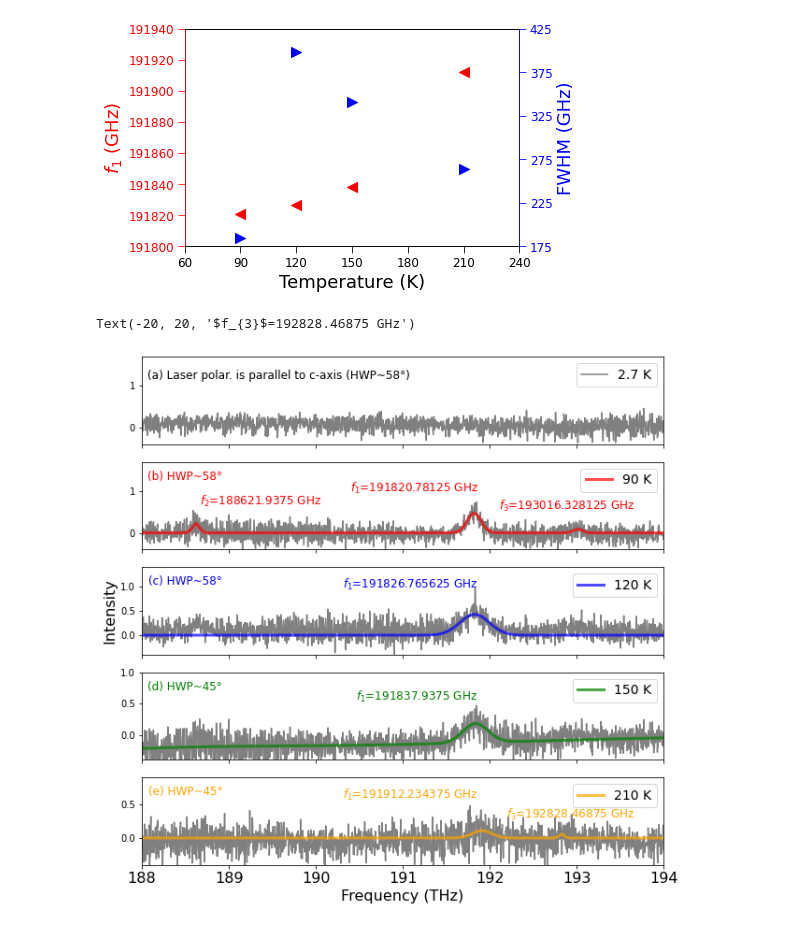
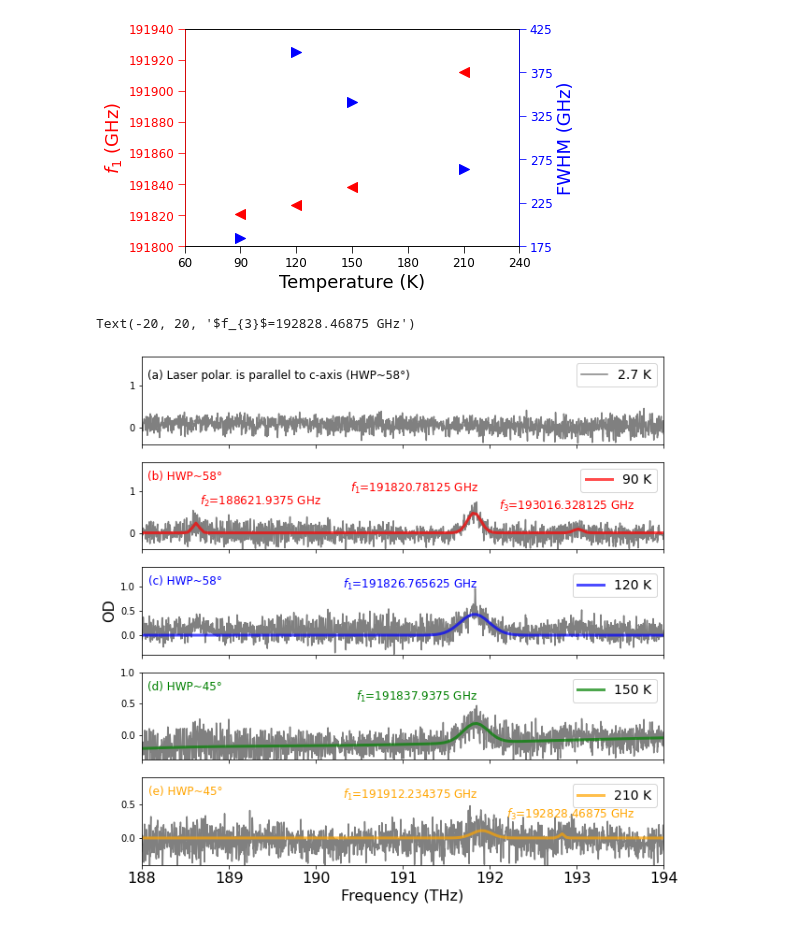
Before and after one commit to JUOM2016/Quick_cal_and_plotting, a Jupyter notebook: absorption_white_light_OD_parallel.ipynb, the cells around one changed output. Drawn from its saved outputs; the diff is of its cells as text; code cells hidden in the pictures.

```diff
--- a/absorption_white_light_OD_parallel.ipynb
+++ b/absorption_white_light_OD_parallel.ipynb
@@ -317,7 +317,7 @@ axs[3].legend(fontsize=14)
 axs[4].legend(fontsize=14)
 
 axs[4].set_xlabel('Frequency (THz)',fontsize=16)
-axs[2].set_ylabel('Intensity',fontsize=16)
+axs[2].set_ylabel('OD',fontsize=16)
 
 plt.xticks(fontsize=16)
 
@@ -367,31 +367,31 @@ axs[3].annotate('(d) HWP~45\N{DEGREE SIGN}',
             xy=(0.19, 0.55), xycoords='axes fraction',
             xytext=(-20, 20), textcoords='offset pixels',
             horizontalalignment='right',
             verticalalignment='bottom',color='g',fontsize=12)
 
 axs[3].annotate(("$f_{1}$"+ "=" +"{} GHz".format(np.float32(f0_4[3]*1000))),
             xy=(0.68, 0.42), xycoords='axes fraction',
             xytext=(-20, 20), textcoords='offset pixels',
             horizontalalignment='right',
             verticalalignment='bottom',color='g',fontsize=12)
 
 axs[4].annotate('(e) HWP~45\N{DEGREE SIGN}',
             xy=(0.19, 0.55), xycoords='axes fraction',
             xytext=(-20, 20), textcoords='offset pixels',
             horizontalalignment='right',
             verticalalignment='bottom',color='orange',fontsize=12)
 
 axs[4].annotate(("$f_{1}$"+ "=" +"{} GHz".format(np.float32(f0_1[4]*1000))),
             xy=(0.68, 0.5), xycoords='axes fraction',
             xytext=(-20, 20), textcoords='offset pixels',
             horizontalalignment='right',
             verticalalignment='bottom',color='orange',fontsize=12)
 
 axs[4].annotate(("$f_{3}$"+ "=" +"{} GHz".format(np.float32(f0_2[4]*1000))),
             xy=(0.98, 0.28), xycoords='axes fraction',
             xytext=(-20, 20), textcoords='offset pixels',
             horizontalalignment='right',
             verticalalignment='bottom',color='orange',fontsize=12)
 # %% [output]
 Text(-20, 20, '$f_{3}$=192828.46875 GHz')
-[figure, old version]
+[figure, new version]
```
Also changed, not shown: 1 other file.
